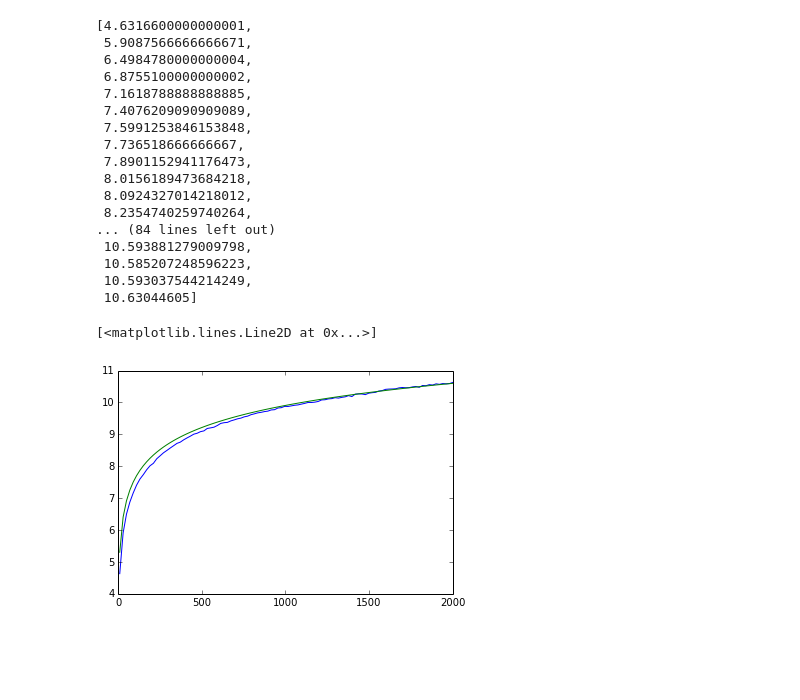
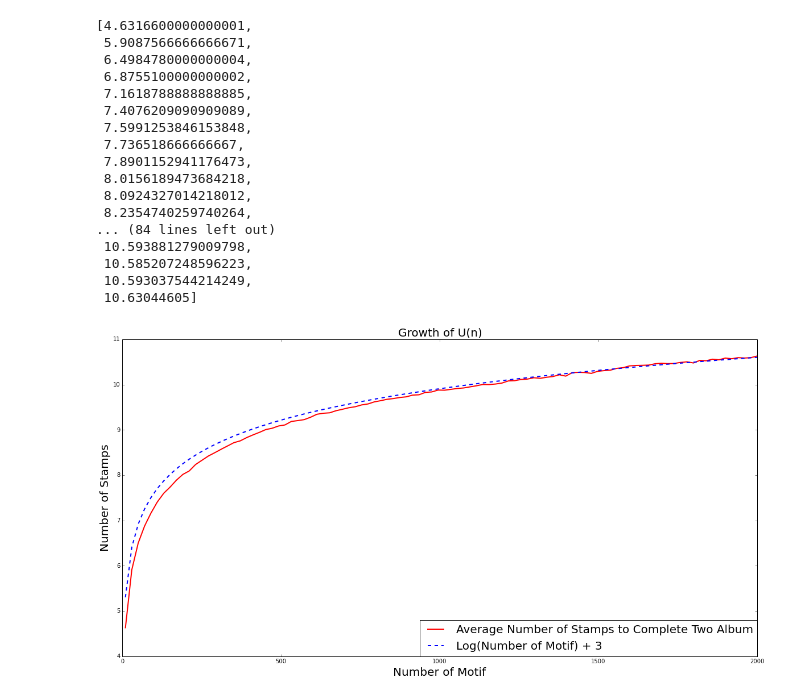
Before and after one commit to KongsakTi/MathSoftware, a Jupyter notebook: Project/Coupon Collector Graphs.ipynb, the cells around one changed output. Drawn from its saved outputs; the diff is of its cells as text; code cells hidden in the pictures; blank space fills up the shorter version.

Commit message:
Add image

```diff
--- a/Project/Coupon Collector Graphs.ipynb
+++ b/Project/Coupon Collector Graphs.ipynb
@@ -123,9 +123,3 @@ means
  10.63044605]
 # %%
 ys = means
-# %%
-plt.plot(numberOfMotifs, ys)
-plt.plot(numberOfMotifs, np.log(numberOfMotifs) + 3)
-# %% [output]
-[<matplotlib.lines.Line2D at 0x...>]
-[figure, removed]
@@ -139,0 +126,12 @@ np.mean(tmpps)
+# %%
+plt.figure(figsize=(20,10))
+plt.plot(numberOfMotifs, ys, lw = 2, color ='r', label = "Average Number of Stamps to Complete Two Album")
+plt.plot(numberOfMotifs, np.log(numberOfMotifs) + 3, lw = 2, ls = '--', label = "Log(Number of Motif) + 3")
+plt.legend(bbox_to_anchor=(0.469, 0., 1., .102), loc=3,
+           ncol=1, borderaxespad=0., fontsize=20)
+plt.ylabel("Number of Stamps", fontsize=20)
+plt.xlabel("Number of Motif", fontsize=20)
+plt.title("Growth of U(n)", fontsize=20)
+plt.savefig("Growth of U(n)")
+# %% [output]
+[figure, added]
```
Also changed, not shown: parts of 4 cells of this notebook, 1 other file.
